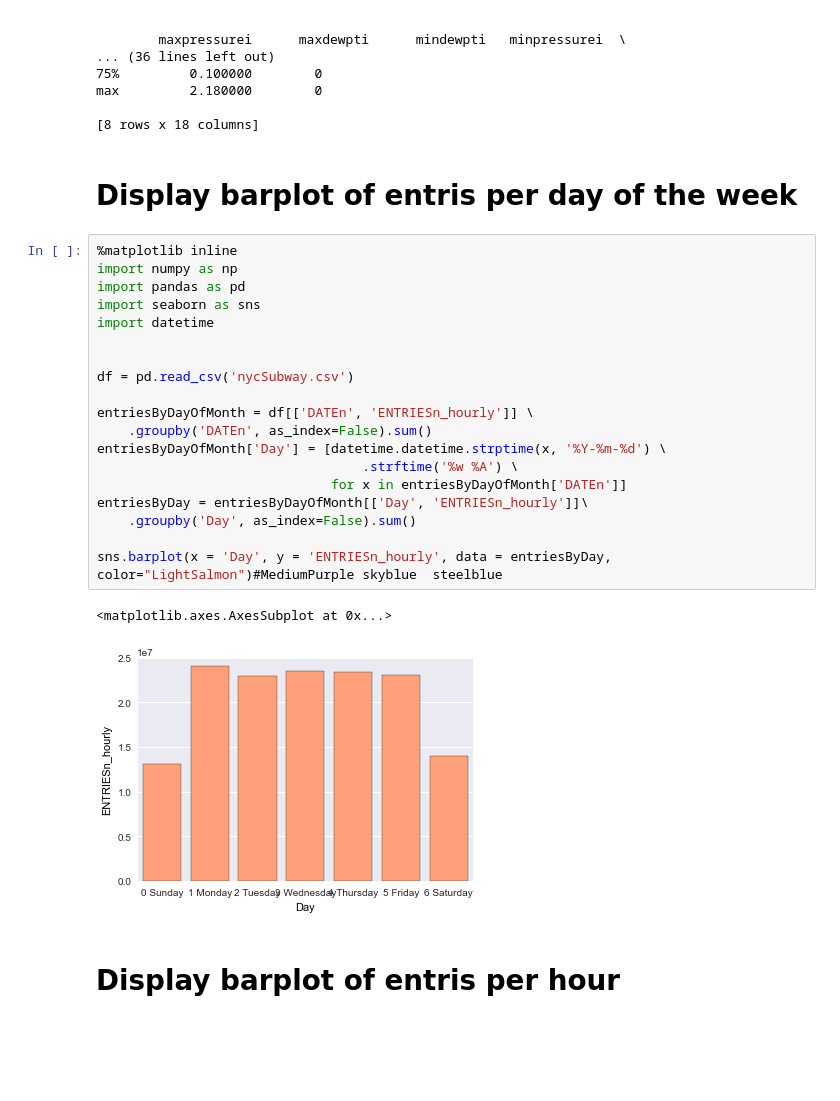
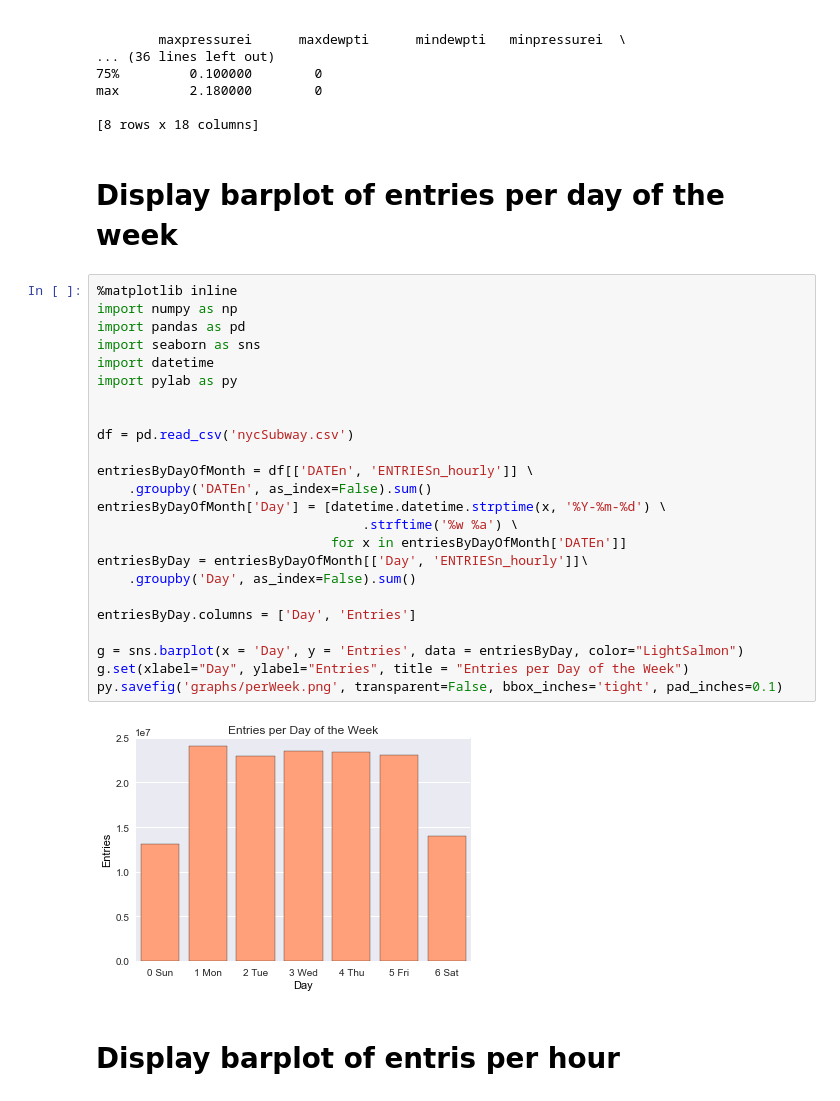
Before and after one commit to upjohnc/UdacityProject, a Jupyter notebook: Graph Analysis.ipynb, the cells around one changed output. Cells and saved outputs as stored; diff of their text form; blank space fills up the shorter version.

```diff
--- a/Graph Analysis.ipynb
+++ b/Graph Analysis.ipynb
@@ -24,29 +24,33 @@ max         2.180000        0
 
 [8 rows x 18 columns]
 # %% [markdown]
-# Display barplot of entris per day of the week
+# Display barplot of entries per day of the week
 # %%
 %matplotlib inline
 import numpy as np
 import pandas as pd
 import seaborn as sns
 import datetime
+import pylab as py
 
 
 df = pd.read_csv('nycSubway.csv')
 
 entriesByDayOfMonth = df[['DATEn', 'ENTRIESn_hourly']] \
     .groupby('DATEn', as_index=False).sum()
 entriesByDayOfMonth['Day'] = [datetime.datetime.strptime(x, '%Y-%m-%d') \
-                                  .strftime('%w %A') \
+                                  .strftime('%w %a') \
                               for x in entriesByDayOfMonth['DATEn']]
 entriesByDay = entriesByDayOfMonth[['Day', 'ENTRIESn_hourly']]\
     .groupby('Day', as_index=False).sum()
 
-sns.barplot(x = 'Day', y = 'ENTRIESn_hourly', data = entriesByDay, color="LightSalmon")#MediumPurple skyblue  steelblue
+entriesByDay.columns = ['Day', 'Entries']
+
+g = sns.barplot(x = 'Day', y = 'Entries', data = entriesByDay, color="LightSalmon")
+g.set(xlabel="Day", ylabel="Entries", title = "Entries per Day of the Week")
+py.savefig('graphs/perWeek.png', transparent=False, bbox_inches='tight', pad_inches=0.1)
 # %% [output]
-<matplotlib.axes.AxesSubplot at 0x...>
-[figure, old version]
+[figure, new version]
 # %% [markdown]
 # Display barplot of entris per hour
 # %%
```
Also changed, not shown: parts of 16 cells of this notebook, 16 other files.
